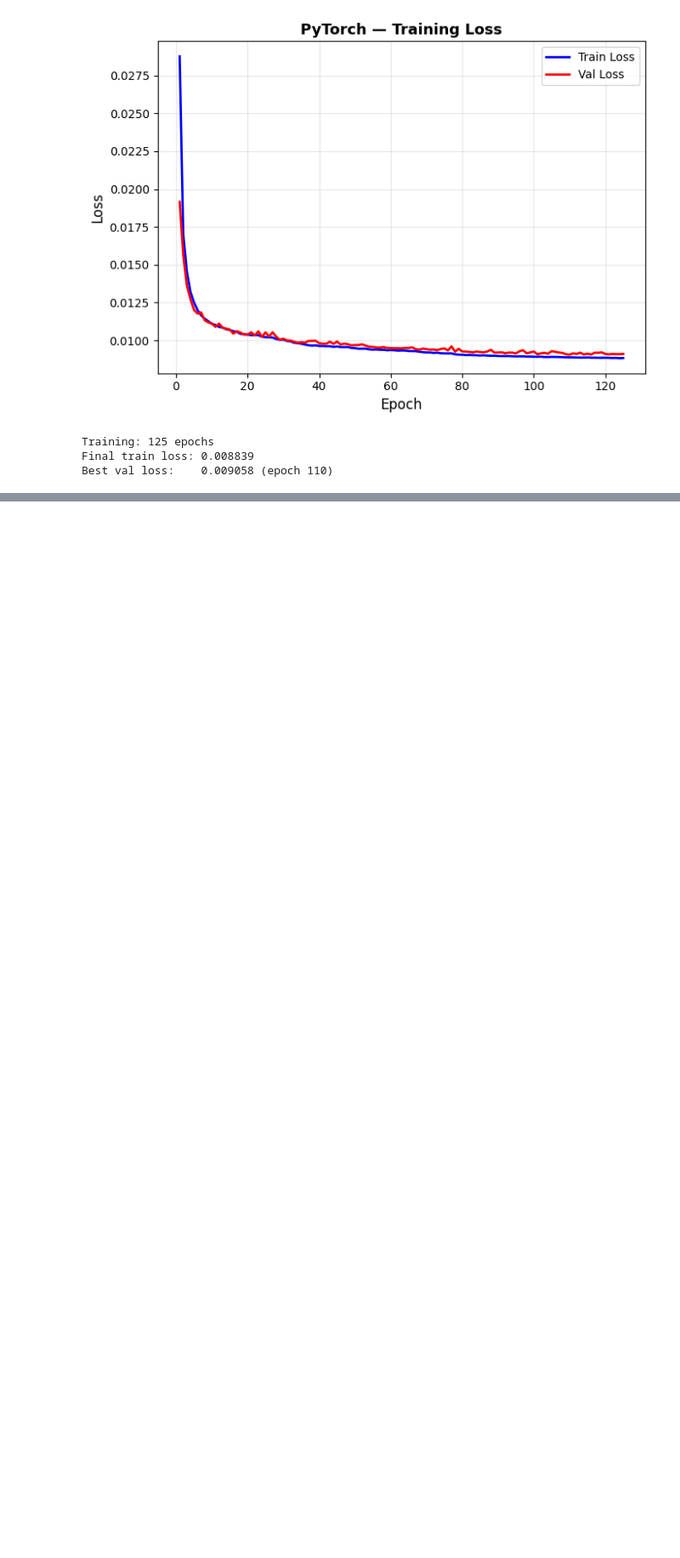
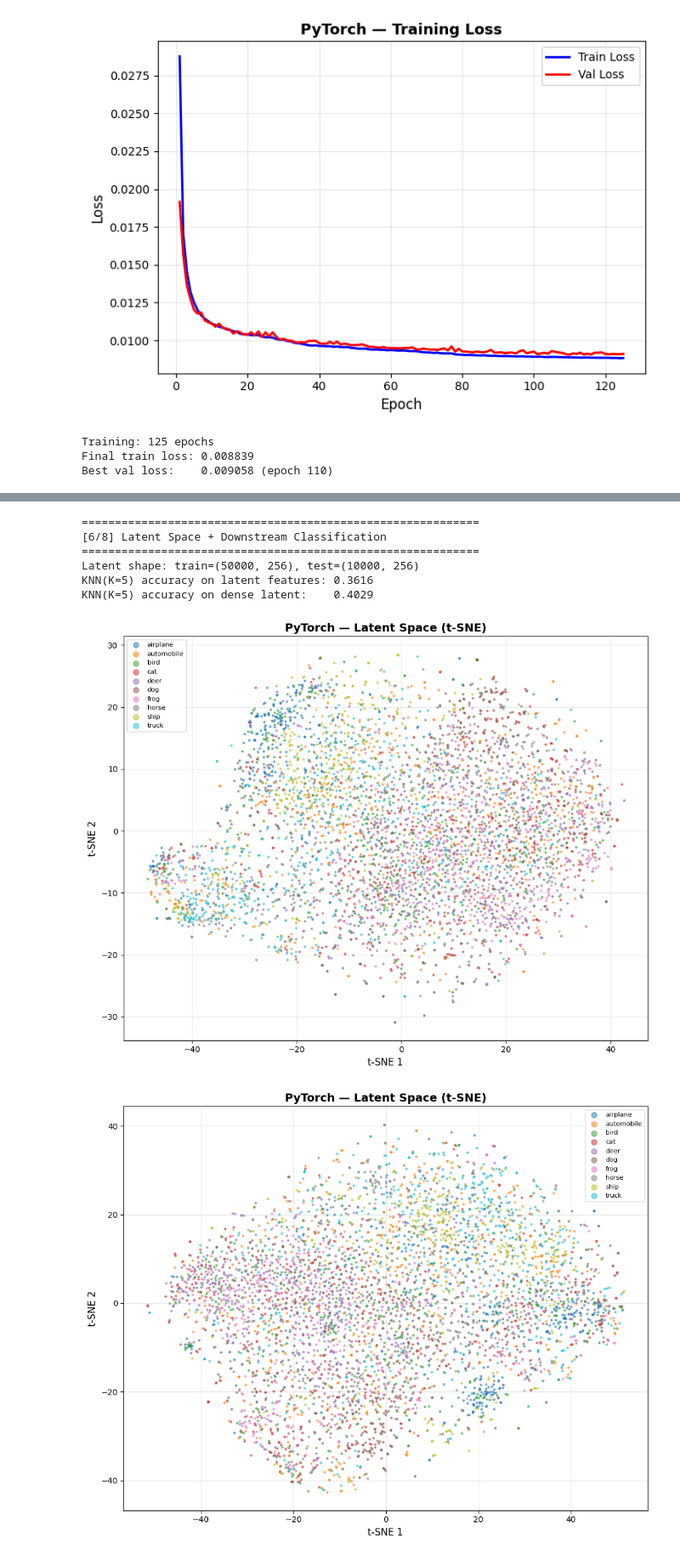
Before and after one commit to GoudyMT/ml-framework-comparison, a Jupyter notebook: PyTorch/10-autoencoders/pipeline.ipynb, the cells around one changed output, grey strips where cells are left out. Shown at 85% size. Drawn from its saved outputs; the diff is of its cells as text; code cells hidden in the pictures; blank space fills up the shorter version.

```diff
--- a/PyTorch/10-autoencoders/pipeline.ipynb
+++ b/PyTorch/10-autoencoders/pipeline.ipynb
@@ -316,0 +698,78 @@ Best val loss:    0.009058 (epoch 110)
+# %%
+# Step 6: Latent Space + Downstream Classification
+
+"""
+Extract latent vectors from best conv model (Large architecture)
+t-SNE visualization + KNN(K=5) on latent features
+"""
+
+print("=" * 60)
+print("[6/8] Latent Space + Downstream Classification")
+print("=" * 60)
+
+best_conv_model = sweep_results[best_arch]['model']
+best_conv_model.eval()
+
+# Extract latent vectors
+with torch.no_grad():
+    latent_train = best_conv_model.encode(X_train_img_t).cpu().numpy()
+    latent_test = best_conv_model.encode(X_test_img_t).cpu().numpy()
+
+print(f"Latent shape: train={latent_train.shape}, test={latent_test.shape}")
+
+# KNN(K=5) on latent features
+from sklearn.neighbors import KNeighborsClassifier
+
+knn = KNeighborsClassifier(n_neighbors=5)
+knn.fit(latent_train, y_train)
+knn_accuracy = knn.score(latent_test, y_test)
+print(f"KNN(K=5) accuracy on latent features: {knn_accuracy:.4f}")
+
+# Also test dense AE latent space for comparison
+with torch.no_grad():
+    dense_latent_train = dense_ae.encode(X_train_t).cpu().numpy()
+    dense_latent_test = dense_ae.encode(X_test_t).cpu().numpy()
+
+knn_dense = KNeighborsClassifier(n_neighbors=5)
+knn_dense.fit(dense_latent_train, y_train)
+knn_dense_acc = knn_dense.score(dense_latent_test, y_test)
+print(f"KNN(K=5) accuracy on dense latent:    {knn_dense_acc:.4f}")
+
+# t-SNE visualization — conv latent space (subsample for speed)
+subsample = 5000
+rng_tsne = np.random.RandomState(RANDOM_STATE)
+tsne_idx = rng_tsne.choice(len(latent_test), subsample, replace=False)
+
+plot_latent_space(
+    latent_vectors=latent_test[tsne_idx],
+    labels=y_test[tsne_idx],
+    class_names=CLASS_NAMES,
+    framework=FRAMEWORK,
+    method='tsne',
+    save_path=f'{RESULTS_DIR}/latent_space_conv.png'
+)
+
+# t-SNE — dense latent space for comparison
+plot_latent_space(
+    latent_vectors=dense_latent_test[tsne_idx],
+    labels=y_test[tsne_idx],
+    class_names=CLASS_NAMES,
+    framework=FRAMEWORK,
+    method='tsne',
+    save_path=f'{RESULTS_DIR}/latent_space_dense.png'
+)
+
+print(f"\nConv AE latent dim: {sweep_results[best_arch]['cfg']['latent_dim']}")
+print(f"Dense AE latent dim: {LATENT_DIM}")
+print(f"\nConv KNN accuracy:  {knn_accuracy:.4f}")
+print(f"Dense KNN accuracy: {knn_dense_acc:.4f}")
+print(f"SK KNN accuracy:    0.3427 (128-dim, 10K subset)")
+# %% [output]
+============================================================
+[6/8] Latent Space + Downstream Classification
+============================================================
+Latent shape: train=(50000, 256), test=(10000, 256)
+KNN(K=5) accuracy on latent features: 0.3616
+KNN(K=5) accuracy on dense latent:    0.4029
+[figure, added]
+[figure, added]
```
Also changed, not shown: parts of 7 cells of this notebook, 5 other files.
